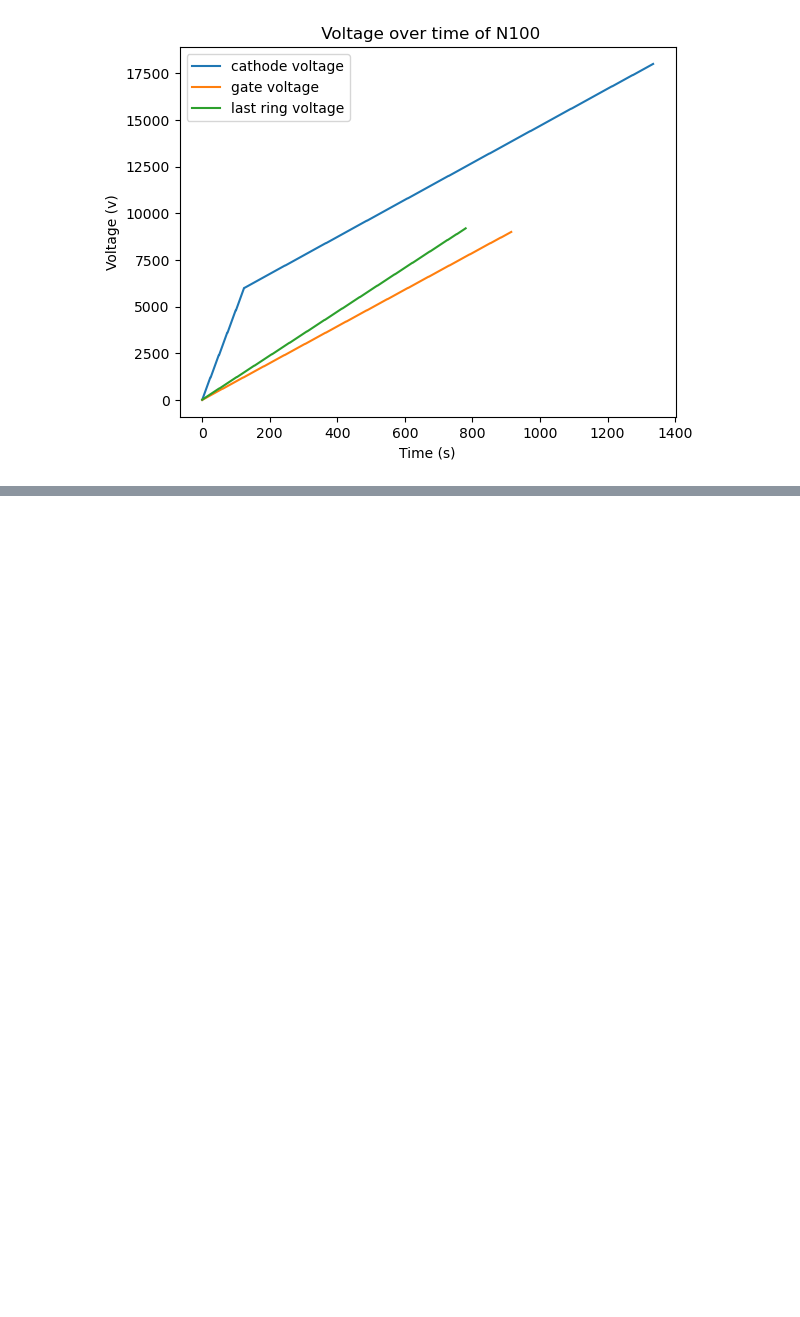
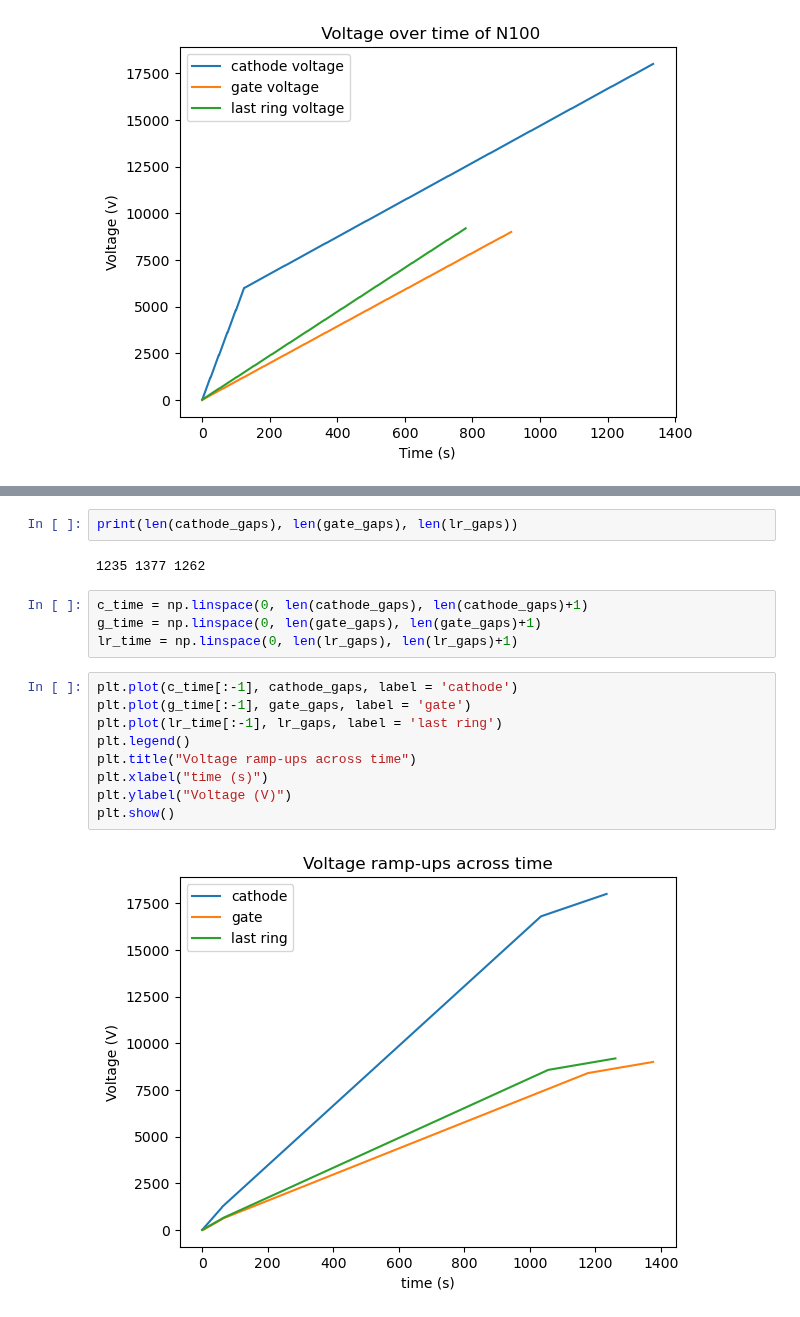
Before and after one commit to jwaiton/next_misc, a Jupyter notebook: miscellaneous/helena_voltage_.ipynb, the cells around one changed output, grey strips where cells are left out. Drawn from its saved outputs; the diff is of its cells as text; blank space fills up the shorter version.

Commit message:
voltage ramping notebook

```diff
--- a/miscellaneous/helena_voltage_.ipynb
+++ b/miscellaneous/helena_voltage_.ipynb
@@ -114,0 +173,19 @@ plt.show()
+# %%
+print(len(cathode_gaps), len(gate_gaps), len(lr_gaps))
+# %% [output]
+1235 1377 1262
+# %%
+c_time = np.linspace(0, len(cathode_gaps), len(cathode_gaps)+1)
+g_time = np.linspace(0, len(gate_gaps), len(gate_gaps)+1)
+lr_time = np.linspace(0, len(lr_gaps), len(lr_gaps)+1)
+# %%
+plt.plot(c_time[:-1], cathode_gaps, label = 'cathode')
+plt.plot(g_time[:-1], gate_gaps, label = 'gate')
+plt.plot(lr_time[:-1], lr_gaps, label = 'last ring')
+plt.legend()
+plt.title("Voltage ramp-ups across time")
+plt.xlabel("time (s)")
+plt.ylabel("Voltage (V)")
+plt.show()
+# %% [output]
+[figure, added]
```
Also changed, not shown: parts of 3 cells of this notebook.
